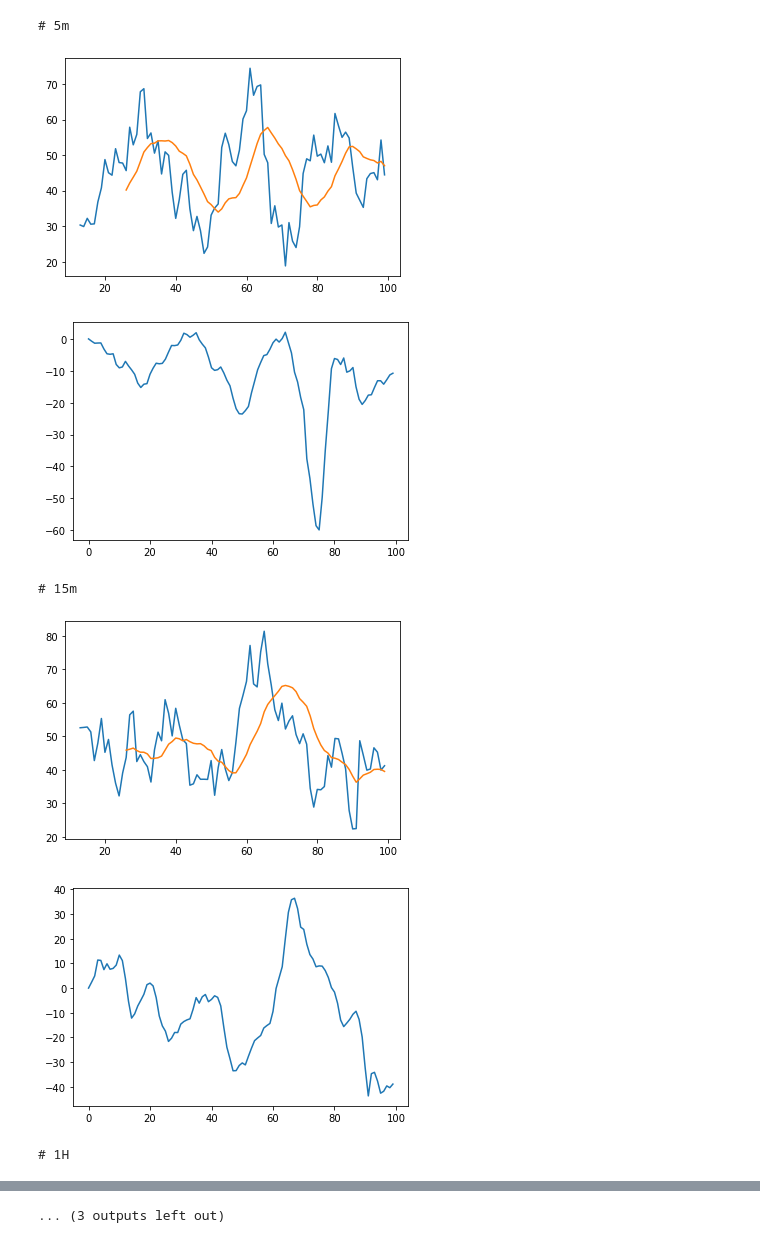
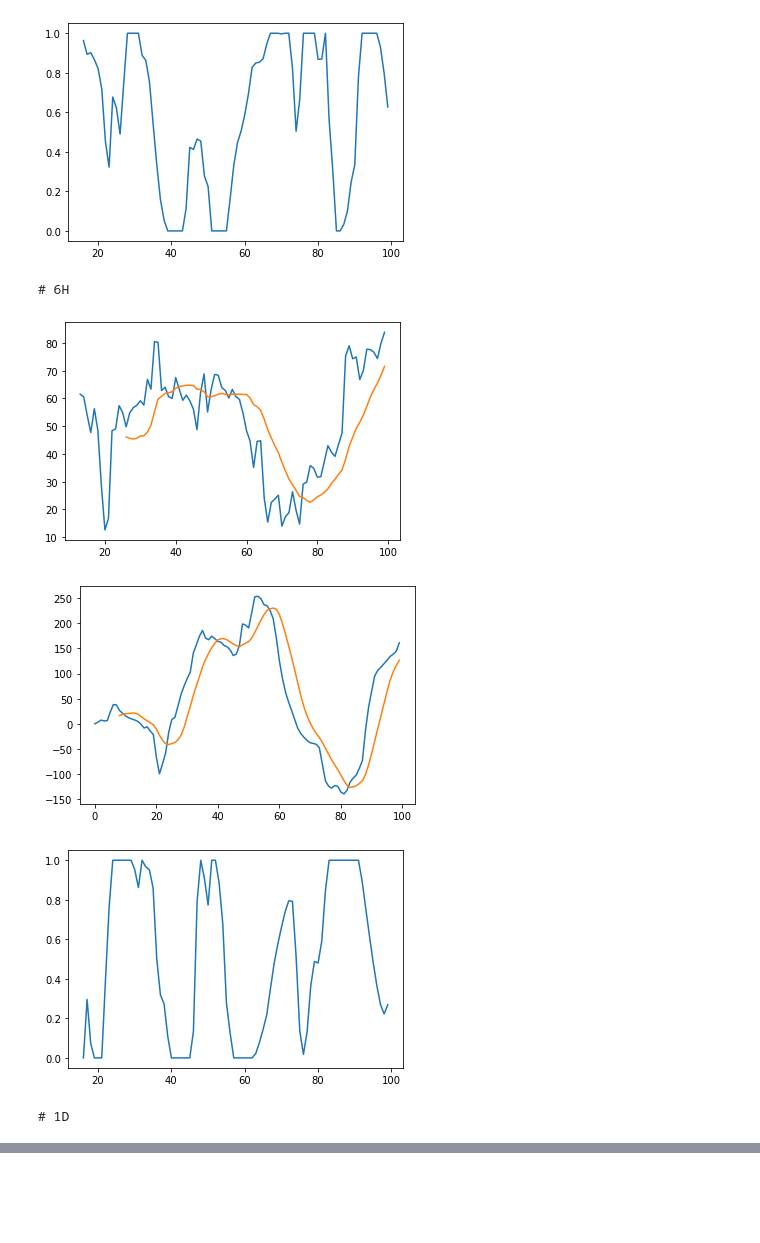
Before and after one commit to DevTae/BitgetTelegramSignal, a Jupyter notebook: price_analyzer_demo.ipynb, the cells around one changed output, grey strips where cells are left out. Drawn from its saved outputs; the diff is of its cells as text; code cells hidden in the pictures; blank space fills up the shorter version.

Commit message:
Update codes to analyze prices

```diff
--- a/price_analyzer_demo.ipynb
+++ b/price_analyzer_demo.ipynb
@@ -5,18 +5,14 @@ from data_crawler import data_crawler
 
 
 # { period : [ limit, milliseconds ] } (limit <= 200)
-supported_period = { "1m" : [ 100,  60000 ],
-                     "5m" : [ 100, 300000 ],
-                     "15m" : [ 100, 900000 ],
-                     "1H" : [ 100, 3600000 ],
-                     "6H" : [ 100, 21600000 ] }
+supported_period = { "1H" : [ 100, 3600000 ],
+                     "6H" : [ 100, 21600000 ],
+                     "1D" : [ 100 ,86400000 ]}
 
 # { period : [ datas, lasttime ] }
-download_format = { "1m" : [ None, None ],
-                    "5m" : [ None, None ],
-                    "15m" : [ None, None ],
-                    "1H" : [ None, None ],
-                    "6H" : [ None, None ] }
+download_format = { "1H" : [ None, None ],
+                    "6H" : [ None, None ],
+                    "1D" : [ None, None ] }
 
 supported_ticker = { "BTCUSDT_UMCBL" }
 ticker = "BTCUSDT_UMCBL"
@@ -28,6 +24,7 @@ datas = data_crawler.get_downloaded_datas()[ticker]
 for period in download_format.keys():
     data = datas[period][0]
     print(period, type(data), len(data))
+    print(data[-3:])
 
 # [ 'timestamp in milliseconds', 'Opening price', 'Highest price', 'Lowest price', 'Close price',
 #   'Base currency trading volume', `Quote currency trading volume` ]
@@ -99,9 +139,0 @@ One example is here. :  26854.7 26948.4 26825.1 26903.9 26883.025 2087.555 2.0 [
-# %%
-import seaborn as sns
-from scipy.stats import gaussian_kde
-
-x = np.linspace(min(volume_profiles) - 1, max(volume_profiles) + 1, 24)
-kde = gaussian_kde(volume_profiles)
-plt.plot(x, kde(x), label='KDE')
-plt.hist(volume_profiles, density=True, bins=12)
-plt.show()
@@ -234,10 +170,22 @@ for period in supported_period.keys():
     datas_['macd'] = datas_['ema12'] - datas_['ema26']
 
     # 9일 동안의 macd 에 대한 평균선 계산
-    datas_['macd_ma'] = datas_['macd_ma'].rolling(window=9).mean()
+    datas_['macd_ma'] = datas_['macd'].rolling(window=9).mean()
+
+    # MACD Osillator 계산
+    datas_['macd_oscillator'] = datas_['macd'] - datas_['macd_ma']
+
+    # MACD Osillator 골든크로스 확률 계산 (대략적인)
+    datas_['macd_min'] = datas_['macd_oscillator'].rolling(window=9).min()
+    datas_.loc[datas_['macd_min'] > 0, 'macd_min'] = 0
+    datas_['macd_max'] = datas_['macd_oscillator'].rolling(window=9).max()
+    datas_.loc[datas_['macd_max'] < 0, 'macd_max'] = 0
+
+    datas_['macd_gc_prob'] = (datas_['macd_oscillator'] - datas_['macd_min']) \
+                           / (datas_['macd_max'] - datas_['macd_min'])
 
     # 필요 없는 열 삭제
-    datas_.drop(['price_diff', 'gain', 'loss', 'avg_gain14', 'avg_loss14'], axis=1, inplace=True)
+    datas_.drop(['price_diff', 'gain', 'loss', 'avg_gain14', 'avg_loss14', 'macd_oscillator', 'macd_min', 'macd_max'], axis=1, inplace=True)
 
     print("#", period)
     plt.plot(datas_["rsi14"])
@@ -247,4 +195,7 @@ for period in supported_period.keys():
     plt.plot(datas_["macd"])
     plt.plot(datas_["macd_ma"])
     plt.show()
+
+    plt.plot(datas_["macd_gc_prob"])
+    plt.show()
 # %% [output]
@@ -254,7 +205,6 @@ for period in supported_period.keys():
+[figure, new version]
-# 5m
+# 6H
-[figure, old version]
-[figure, old version]
+[figure, new version]
-# 15m
-[figure, old version]
+[figure, new version]
-[figure, old version]
+[figure, new version]
-# 1H
+# 1D
@@ -263 +212,0 @@ for period in supported_period.keys():
-... (3 outputs left out)
```
Also changed, not shown: parts of 8 cells of this notebook, 3 other files.
